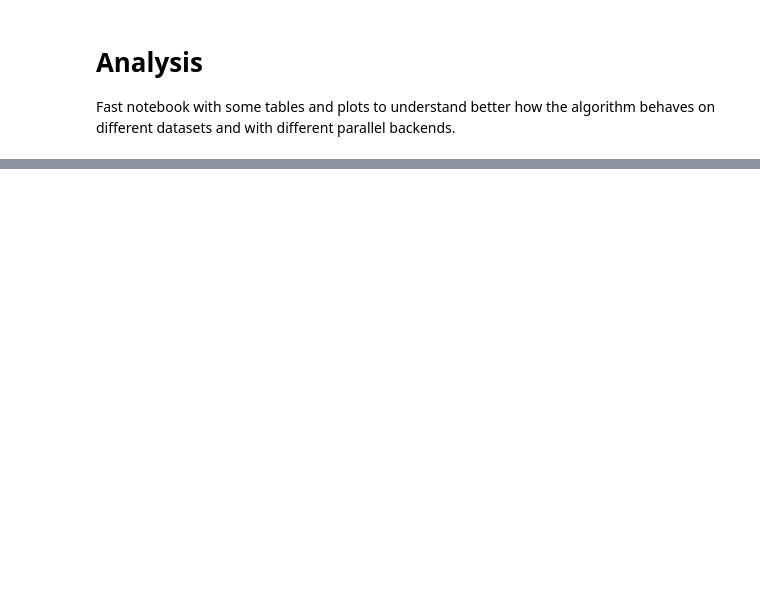
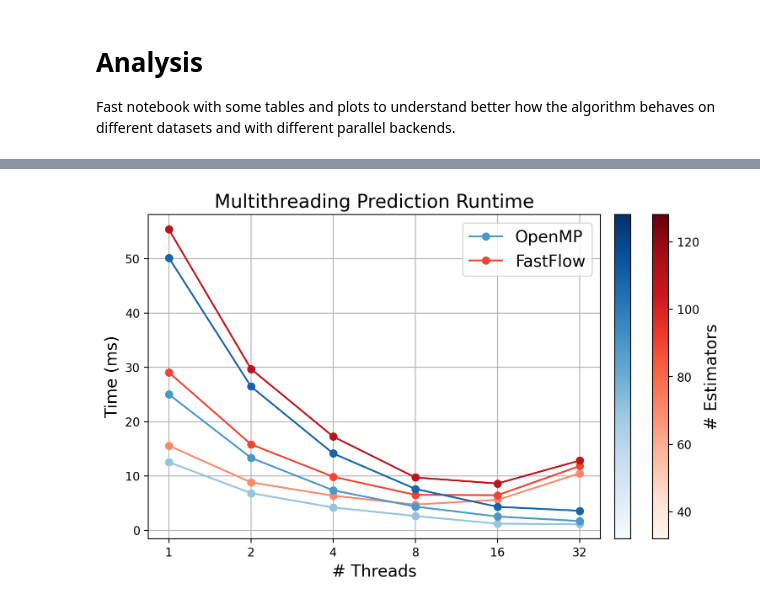
Before and after one commit to FedericoBustaffa/random_forest, a Jupyter notebook: notebooks/threading.ipynb, the cells around one changed output, grey strips where cells are left out. Saved outputs shown, nothing was run; the diff lists cells and outputs as text; code cells hidden in the pictures; blank space fills up the shorter version.

```diff
--- a/notebooks/threading.ipynb
+++ b/notebooks/threading.ipynb
@@ -246,0 +247,8 @@ plt.show()
+# %%
+keys = ["estimators", "max_depth"]
+merged = seq.merge(df, how="right", on=keys, suffixes=("_seq", "_mt"))
+
+df["predict_speedup"] = merged["test_predict_time_seq"] / merged["test_predict_time_mt"]
+df["predict_efficiency"] = df["predict_speedup"] / merged["threads_mt"]
+
+df
@@ -246,0 +269,59 @@ plt.show()
+# %%
+omp = df[df["backend"] == "omp"]
+ff  = df[df["backend"] == "ff"]
+
+estimators = np.sort(df["estimators"].unique())
+
+fig, ax = plt.subplots(figsize=(8, 5), dpi=200)
+ax.set_title("Multithreading Prediction Runtime", fontsize=16)
+
+blues = plt.cm.Blues(np.linspace(0.4, 0.8, len(estimators)))
+reds  = plt.cm.Reds (np.linspace(0.4, 0.8, len(estimators)))
+
+for i, e in enumerate(estimators):
+    omp_e = omp[omp["estimators"] == e]
+    ff_e  = ff [ff ["estimators"] == e]
+
+    ax.plot(
+        omp_e["threads"], omp_e["test_predict_time"],
+        marker="o", color=blues[i]
+    )
+
+    ax.plot(
+        ff_e["threads"], ff_e["test_predict_time"],
+        marker="o", color=reds[i]
+    )
+
+# ----- COLORBAR -----
+norm = Normalize(vmin=estimators.min(), vmax=estimators.max())
+
+sm_omp = ScalarMappable(norm=norm, cmap=plt.cm.Blues)
+sm_omp.set_array([])
+
+sm_ff = ScalarMappable(norm=norm, cmap=plt.cm.Reds)
+sm_ff.set_array([])
+
+cbar_ff = fig.colorbar(sm_ff, ax=ax, fraction=0.035, pad=0.04)
+cbar_ff.set_label(r"# Estimators", fontsize=14)
+# cbar_ff.set_ticks([])
+
+cbar_omp = fig.colorbar(sm_omp, ax=ax, fraction=0.035, pad=0.03)
+cbar_omp.set_ticks([])
+
+# ----- AXES -----
+ax.set_xscale("log", base=2)
+ticks = df["threads"].unique()
+ax.set_xticks(ticks)
+ax.set_xticklabels([str(t) for t in ticks])
+
+ax.set_xlabel("# Threads", fontsize=14)
+ax.set_ylabel("Time (ms)", fontsize=14)
+ax.grid()
+
+omp_handle = plt.Line2D([], [], color=blues[1], marker='o', label='OpenMP')
+ff_handle  = plt.Line2D([], [], color=reds[1], marker='o', label='FastFlow')
+ax.legend(handles=[omp_handle, ff_handle], fontsize=14)
+
+plt.show()
+# %% [output]
+[figure, added]
```
Also changed, not shown: parts of 8 cells of this notebook.
